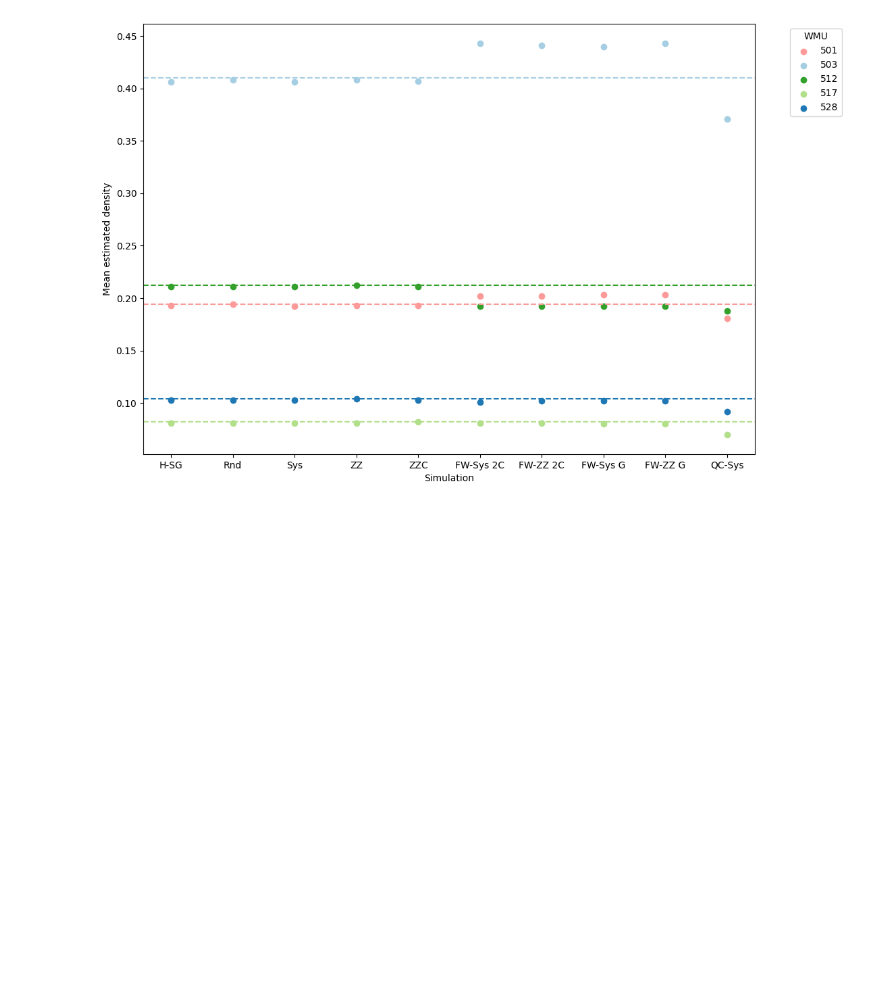
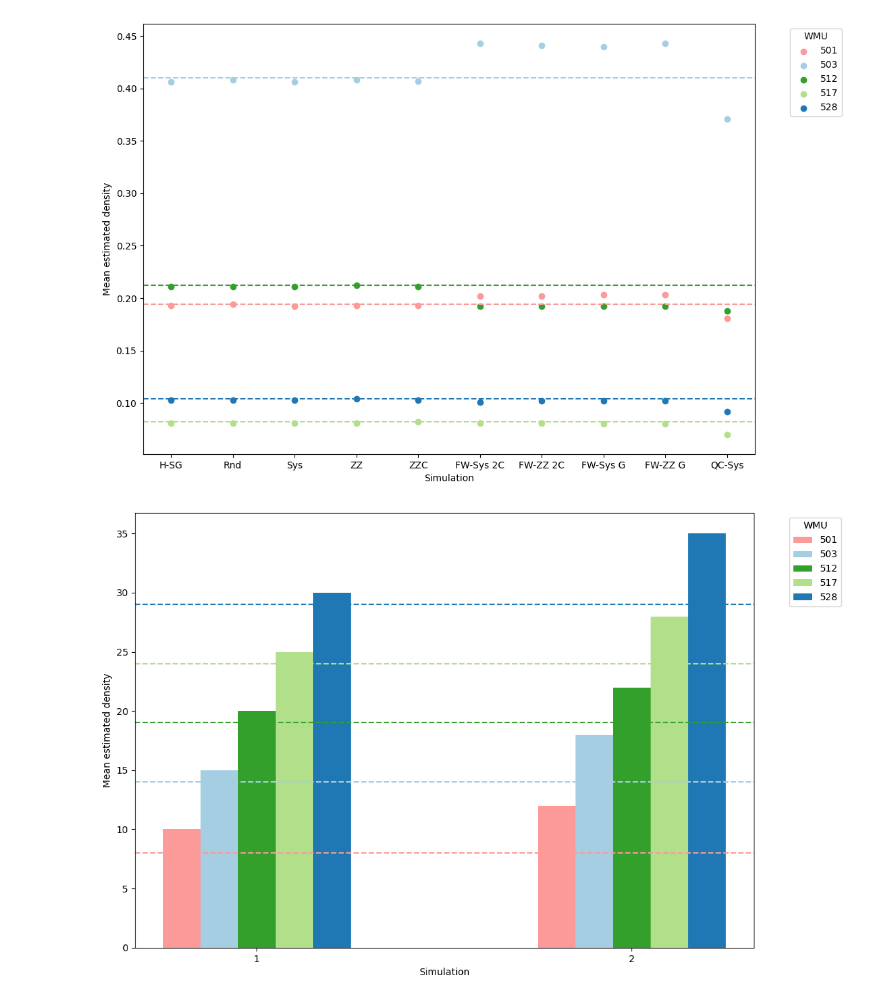
Before and after one commit to hambrecht/DroneSurveySimulator, a Jupyter notebook: Scripts/visualisation/vis_simulation_comparison.ipynb, the cells around one changed output. Cells and saved outputs as stored; diff of their text form; code cells hidden in the pictures; blank space fills up the shorter version.

```diff
--- a/Scripts/visualisation/vis_simulation_comparison.ipynb
+++ b/Scripts/visualisation/vis_simulation_comparison.ipynb
@@ -302,6 +304,65 @@ ax.legend(title='WMU', bbox_to_anchor=(1.05, 1), loc='upper left')
 plt.show()
 # %% [output]
 [figure]
+# %%
+import matplotlib.pyplot as plt
+import pandas as pd
+
+# Sample DataFrame
+data = {
+    'WMU': ['WMU501', 'WMU503', 'WMU512', 'WMU517', 'WMU528', 'WMU501', 'WMU503', 'WMU512', 'WMU517', 'WMU528'],
+    'Simulation': [1, 1, 1, 1, 1, 2, 2, 2, 2, 2],
+    'Mean estimated Density': [10, 15, 20, 25, 30, 12, 18, 22, 28, 35],
+    'True Density': [8, 14, 19, 24, 29, 8, 14, 19, 24, 29]
+}
+df = pd.DataFrame(data)
+
+# Predefined colors for each WMU
+wmu_colors = {
+    'WMU501': '#fb9a99',   # Pink
+    'WMU503': '#a6cee3',  # light Blue
+    'WMU512': '#33a02c',  # Green
+    'WMU517': '#b2df8a',  # light Green
+    'WMU528': '#1f78b4'  # Blue
+}
+
+# Custom legend labels
+wmu_labels = {
+    'WMU501': '501',
+    'WMU503': '503',
+    'WMU512': '512',
+    'WMU517': '517',
+    'WMU528': '528'
+}
+
+# Plotting
+fig, ax = plt.subplots(figsize=(11.69, 8.27))  # A4 size in landscape orientation
+
+# Group by WMU and plot each group
+bar_width = 0.1
+categories = df['Simulation'].unique()
+x = range(len(categories))
+
+for i, (key, grp) in enumerate(df.groupby('WMU')):
+    color = wmu_colors.get(key, '#000000')  # Default to black if WMU not found
+    label = wmu_labels.get(key, key)  # Use custom label if available, otherwise use key
+    ax.bar([p + i * bar_width for p in x], grp['Mean estimated Density'], width=bar_width, label=label, color=color, align='center')
+    true_density = grp['True Density'].iloc[0]  # Assuming True Density is the same for each group
+    ax.axhline(y=true_density, linestyle='--', color=color, label='_nolegend_')
+
+# Adding labels and title
+ax.set_xlabel('Simulation')
+ax.set_ylabel('Mean estimated density')
+ax.set_xticks([p + bar_width * (len(wmu_labels) - 1) / 2 for p in x])
+ax.set_xticklabels(categories)
+# ax.set_title('Bar Plot of Simulation vs Mean estimated Density')
+# Place legend outside the plot
+ax.legend(title='WMU', bbox_to_anchor=(1.05, 1), loc='upper left')
+
+# Show plot
+plt.show()
+# %% [output]
+[figure, added]
 # %%
 # Construct the relative path to the CSV file
 file_path = os.path.join('..', '..', 'Output', 'Simulation', 'density_sim_comparison.csv')
```
Also changed, not shown: parts of 9 cells of this notebook.
